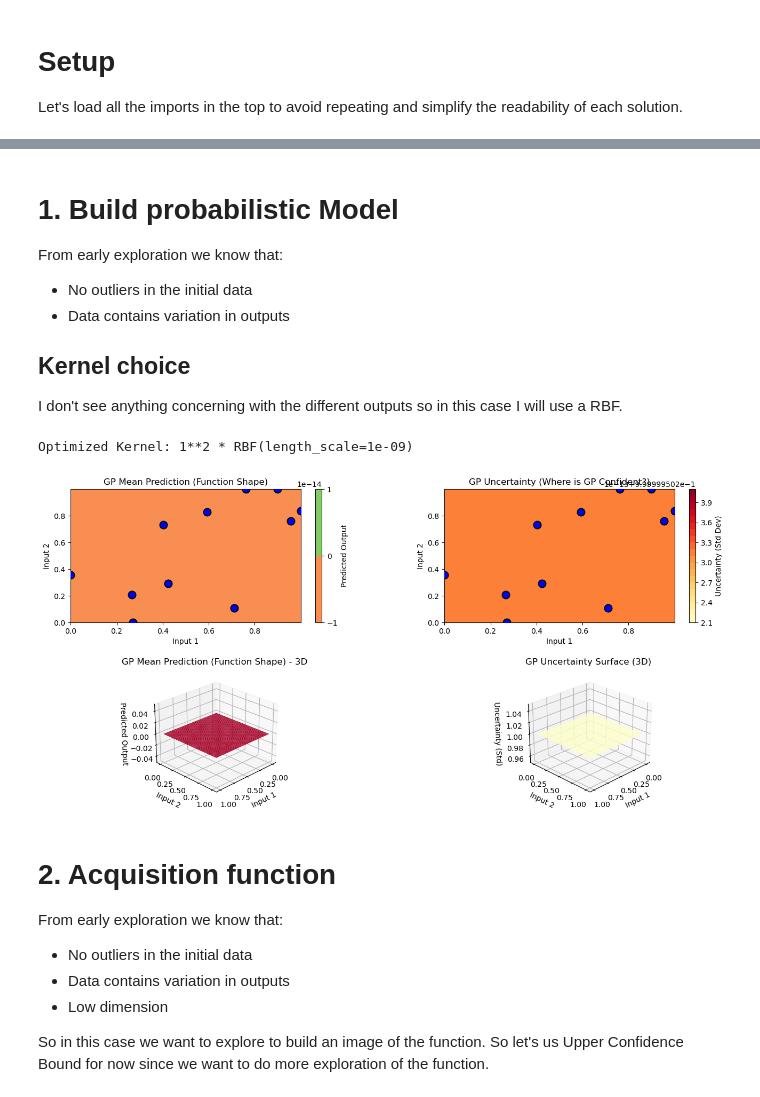
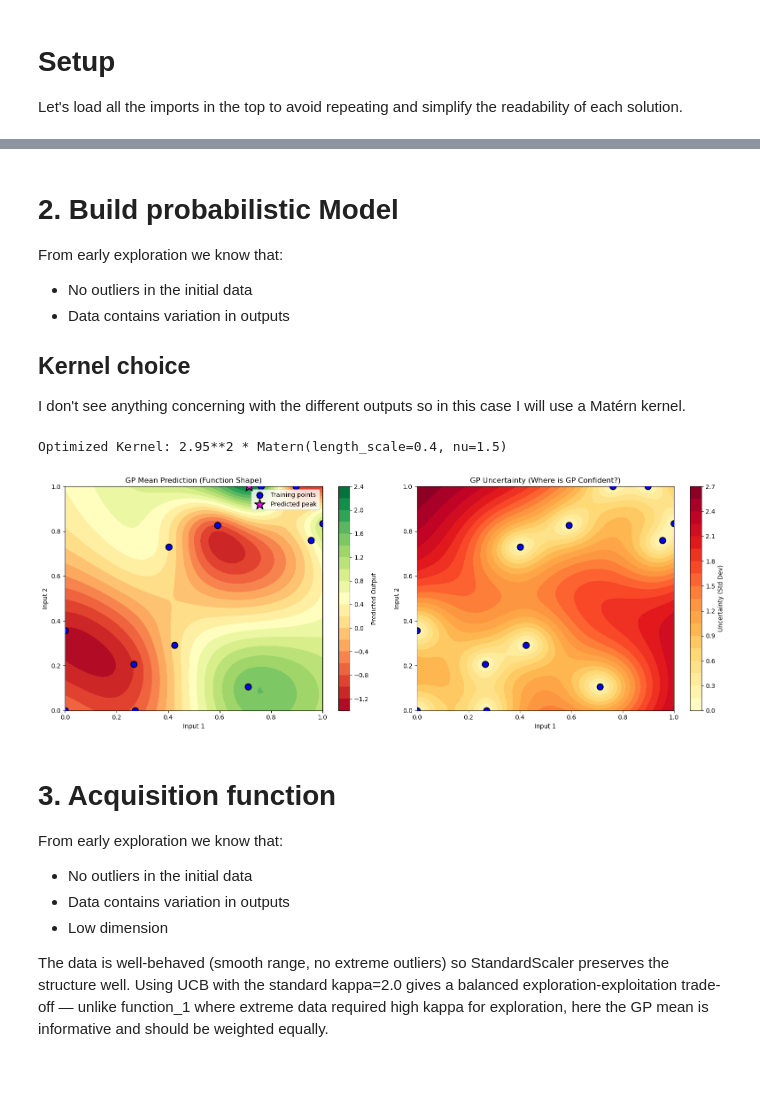
Before and after one commit to Fetz/imperial-college-ml-ai-capstone-project, a Jupyter notebook: notebooks/week_3_function_2.ipynb, the cells around one changed output, grey strips where cells are left out. Drawn from its saved outputs; the diff is of its cells as text; code cells hidden in the pictures.

Commit message:
Week 3

```diff
--- a/notebooks/week_3_function_2.ipynb
+++ b/notebooks/week_3_function_2.ipynb
@@ -30,3 +23,15 @@ We now have ((11, 2)) - 10DP & 2D that can be found `./data/week_1/function_2/`.
 # %%
-X_train_raw = np.load(r"./data/week_1/function_2/inputs.npy")
-y_train_raw = np.load(r"./data/week_1/function_2/outputs.npy")
+X_train_raw = np.load(r"./data/week_3/function_2/inputs.npy")
+y_train_raw = np.load(r"./data/week_3/function_2/outputs.npy")
+
+print(f"Shape: X={X_train_raw.shape}, y={y_train_raw.shape}")
+print(f"X range: [{X_train_raw.min():.4f}, {X_train_raw.max():.4f}]")
+print(f"y range: [{y_train_raw.min():.4f}, {y_train_raw.max():.4f}]")
+
+scaler_X = MinMaxScaler()
+scaler_y = StandardScaler()
+
+X_train = scaler_X.fit_transform(X_train_raw)
+y_train = scaler_y.fit_transform(y_train_raw.reshape(-1, 1)).ravel()
+
+plot_bar(y_train_raw, y_train, 'Scaled values', 'Show the current normalized output')
@@ -90,62 +43,57 @@ Early interpretation of known outputs:
 # %% [markdown]
-# 1. Build probabilistic Model
+# 2. Build probabilistic Model
 
 From early exploration we know that:
 - No outliers in the initial data
 - Data contains variation in outputs
 
+
 ## Kernel choice
-I don't see anything concerning with the different outputs so in this case I will use a RBF.
+I don't see anything concerning with the different outputs so in this case I will use a Matérn kernel.
 # %%
-# Step 1: Kernel + Model
-# ======================
-kernel = ConstantKernel(1.0, (1e-3, 1e3)) * RBF(
-    length_scale=1.0,
-    length_scale_bounds=(1e-9, 1e2)
-)
-
 model = GaussianProcessRegressor(
-    kernel=kernel,
+    kernel=ConstantKernel(0.25, (1e-3, 10)) * Matern(
+        length_scale=.5,
+        length_scale_bounds=(.4, 5.0)
+    ),
     alpha=1e-6,
-    normalize_y=False,
+    normalize_y=True,
     n_restarts_optimizer=10
 )
 
 model.fit(X_train, y_train)
 print(f"Optimized Kernel: {model.kernel_}")
 
-
-#  Create prediction grid
+# Create prediction grid
 n_grid = 50
-x1_range = np.linspace(max(0, X_train[:, 0].min() - 0.5), min(0.999999, X_train[:, 0].max() + 0.5), n_grid)
-x2_range = np.linspace(max(0, X_train[:, 1].min() - 0.5), min(0.999999, X_train[:, 1].max() + 0.5), n_grid)
+x1_range = np.linspace(0, 1, n_grid)
+x2_range = np.linspace(0, 1, n_grid)
 
 X1_test, X2_test = np.meshgrid(x1_range, x2_range)
 X_grid = np.c_[X1_test.ravel(), X2_test.ravel()]
 
 # Make predictions
 mu, sigma = model.predict(X_grid, return_std=True)
 
 plot_2D_mean_uncertainty(
    X_train,
-   model,
    X1_test,
    X2_test,
    mu,
    sigma,
 )
 # %% [output]
-Optimized Kernel: 1**2 * RBF(length_scale=1e-09)
+Optimized Kernel: 2.95**2 * Matern(length_scale=0.4, nu=1.5)
-[figure, old version]
+[figure, new version]
 # %% [markdown]
-# 2. Acquisition function
+# 3. Acquisition function
 
 From early exploration we know that:
 - No outliers in the initial data
 - Data contains variation in outputs
 - Low dimension
 
-So in this case we want to explore to build an image of the function. So let's us Upper Confidence Bound for now since we want to do more exploration of the function.
+The data is well-behaved (smooth range, no extreme outliers) so StandardScaler preserves the structure well. Using UCB with the standard kappa=2.0 gives a balanced exploration-exploitation trade-off — unlike function_1 where extreme data required high kappa for exploration, here the GP mean is informative and should be weighted equally.
 # %%
 def upper_confidence_bound(mu, sigma, kappa=2.0):
     """
```
Also changed, not shown: parts of 15 cells of this notebook, 29 other files.
